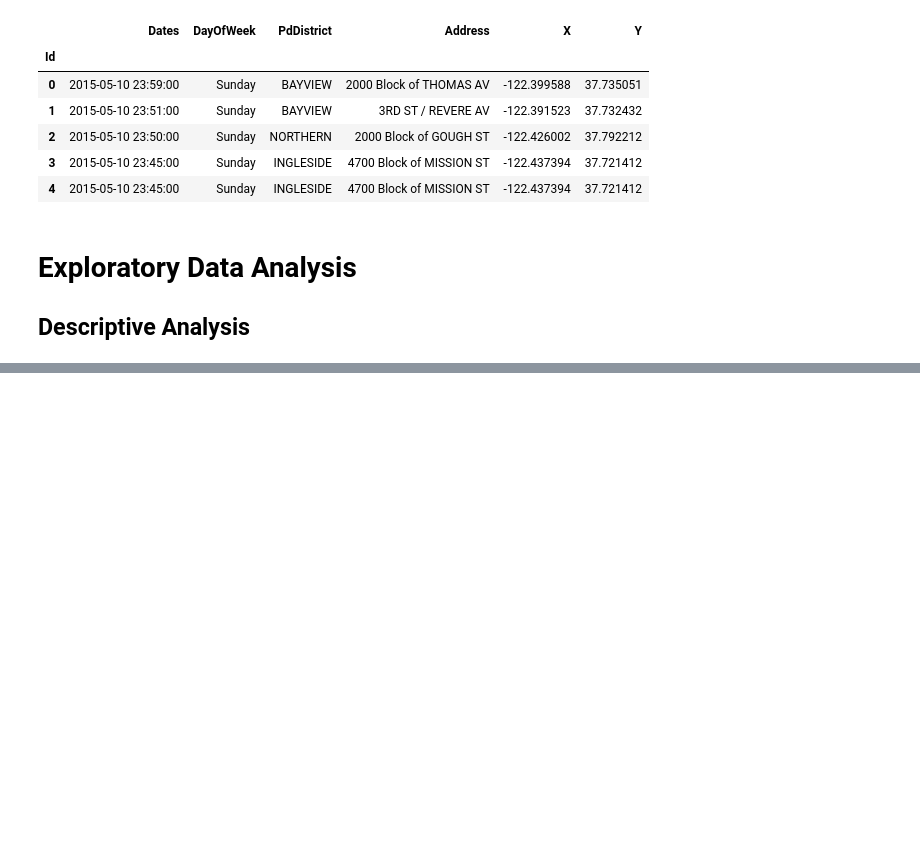
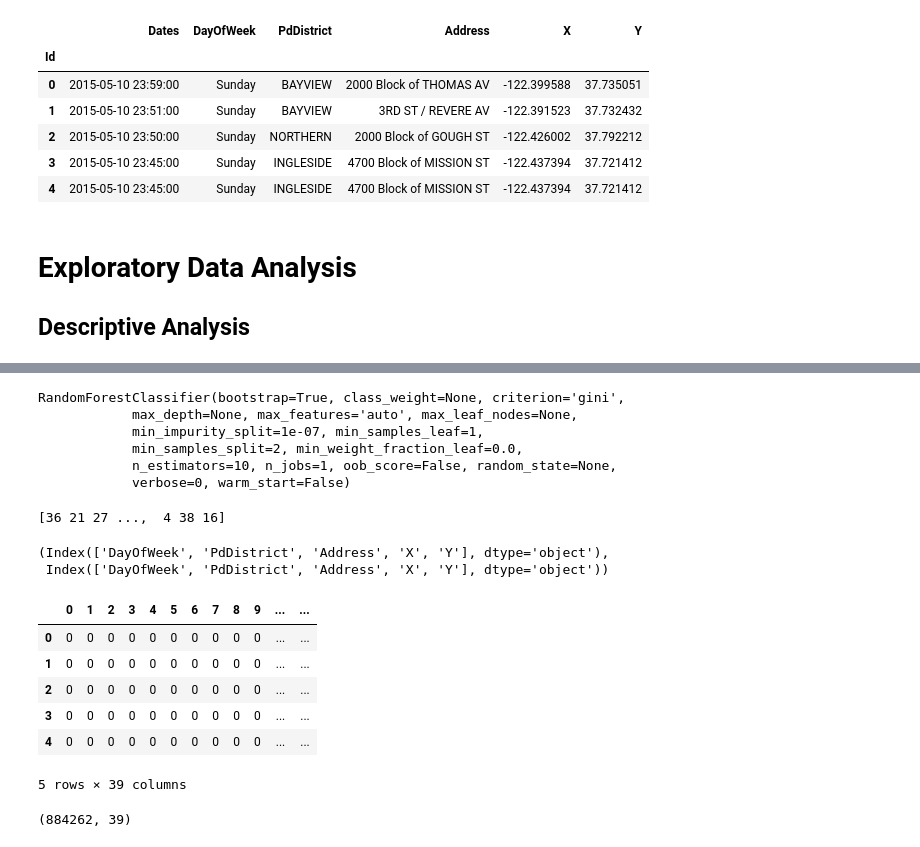
Before and after one commit to G94/Kaggle_SanFranciscoCrime, a Jupyter notebook: jupyter_notebook_sf_crime.ipynb, the cells around one changed output, grey strips where cells are left out. Cells and saved outputs as stored; diff of their text form; code cells hidden in the pictures; blank space fills up the shorter version.

```diff
--- a/jupyter_notebook_sf_crime.ipynb
+++ b/jupyter_notebook_sf_crime.ipynb
@@ -79,0 +159,50 @@ Name: Category, dtype: int64
+# %%
+from sklearn.ensemble import RandomForestClassifier
+from sklearn.pipeline import Pipeline
+
+train_X= train_pr.drop(['Category','Dates'],axis=1)
+train_y=train_pr['Category']
+
+
+
+rf = RandomForestClassifier()
+rf.fit(train_X,train_y)
+# %% [output]
+RandomForestClassifier(bootstrap=True, class_weight=None, criterion='gini',
+            max_depth=None, max_features='auto', max_leaf_nodes=None,
+            min_impurity_split=1e-07, min_samples_leaf=1,
+            min_samples_split=2, min_weight_fraction_leaf=0.0,
+            n_estimators=10, n_jobs=1, oob_score=False, random_state=None,
+            verbose=0, warm_start=False)
+# %%
+test_X=test_pr.drop('Dates',axis=1)
+attributes = ['DayOfWeek', 'PdDistrict', 'Address']
+estimator = ToNumeric(attributes)
+test_X = estimator.transform(test_X)
+# %%
+predictions = rf.predict(test_X)
+print(predictions)
+# %% [output]
+[36 21 27 ...,  4 38 16]
+# %%
+test_X.columns, train_X.columns
+# %% [output]
+(Index(['DayOfWeek', 'PdDistrict', 'Address', 'X', 'Y'], dtype='object'),
+ Index(['DayOfWeek', 'PdDistrict', 'Address', 'X', 'Y'], dtype='object'))
+# %%
+data_submissions = pd.get_dummies(predictions)
+# %%
+data_submissions.head()
+# %% [output]
+|  | 0 | 1 | 2 | 3 | 4 | 5 | 6 | 7 | 8 | 9 | ... | ... |
+| 0 | 0 | 0 | 0 | 0 | 0 | 0 | 0 | 0 | 0 | 0 | ... | ... |
+| 1 | 0 | 0 | 0 | 0 | 0 | 0 | 0 | 0 | 0 | 0 | ... | ... |
+| 2 | 0 | 0 | 0 | 0 | 0 | 0 | 0 | 0 | 0 | 0 | ... | ... |
+| 3 | 0 | 0 | 0 | 0 | 0 | 0 | 0 | 0 | 0 | 0 | ... | ... |
+| 4 | 0 | 0 | 0 | 0 | 0 | 0 | 0 | 0 | 0 | 0 | ... | ... |
+5 rows × 39 columns
+# %%
+data_submissions.columns = header_predictions
+data_submissions.shape
+# %% [output]
+(884262, 39)
```
Also changed, not shown: parts of 16 cells of this notebook, 2 other files.
